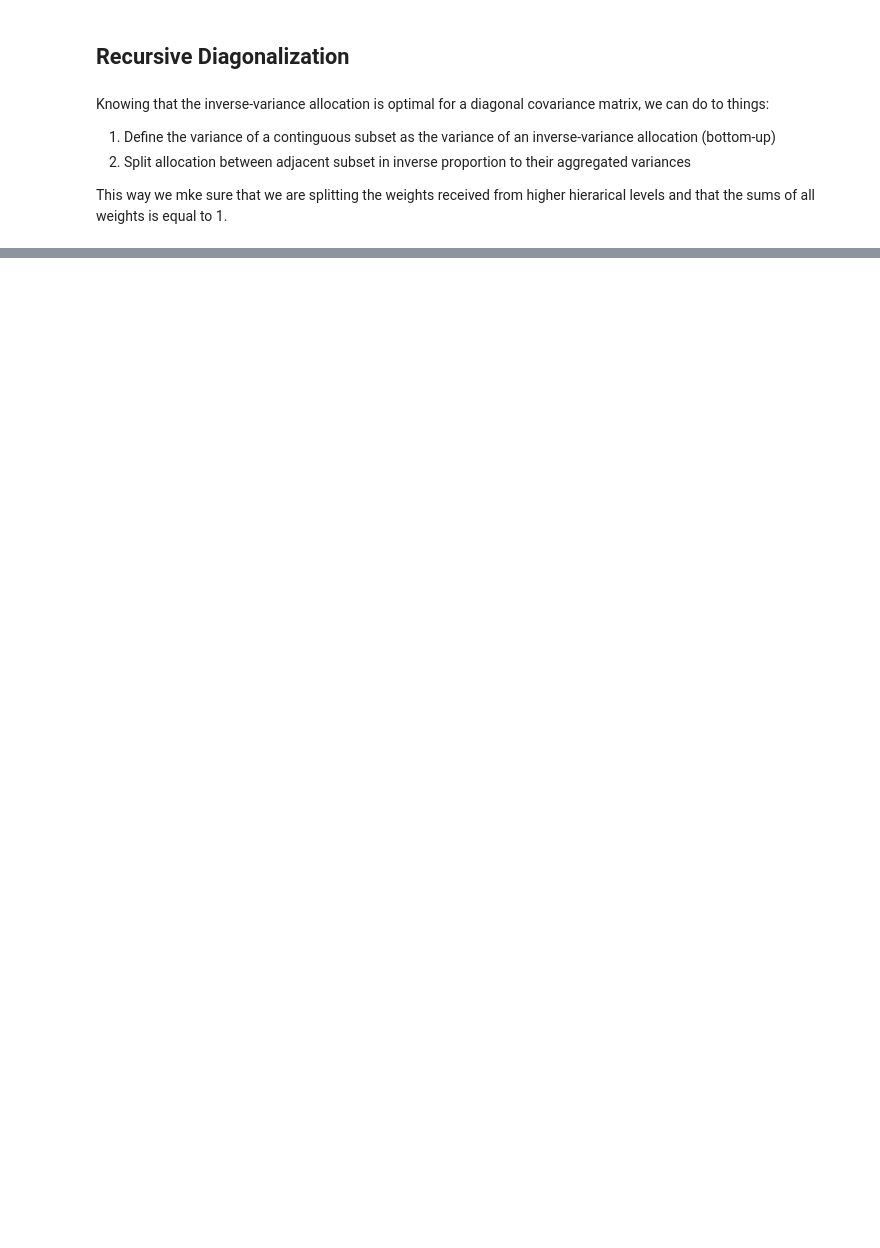
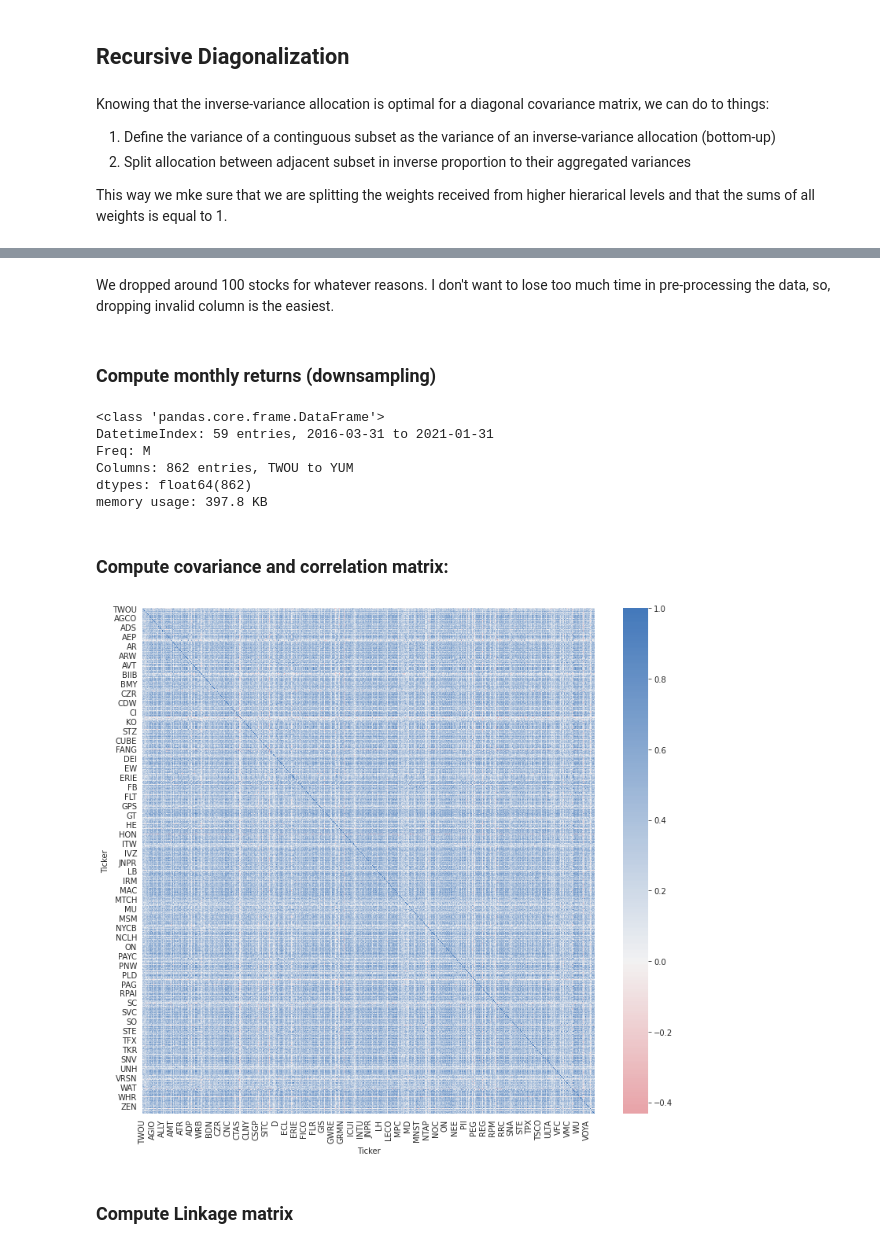
Before and after one commit to BenjaminScialom/Quantitative-Finance---ML-in-finance, a Jupyter notebook: HRP.ipynb, the cells around one changed output, grey strips where cells are left out. Cells and saved outputs as stored; diff of their text form; code cells hidden in the pictures; blank space fills up the shorter version.

```diff
--- a/HRP.ipynb
+++ b/HRP.ipynb
@@ -316,0 +380,2 @@ plt.tight_layout();
+# %%
+prices = adj_close_2[1:]
@@ -316,0 +395,4 @@ plt.tight_layout();
+# %%
+# drop column where there are nans.
+# for instance, nans might occurs if the compagny wasn't traded in the last 5 years
+prices = prices.dropna(axis='columns')
@@ -316,0 +403,30 @@ plt.tight_layout();
+# %% [markdown]
+We dropped around 100 stocks for whatever reasons. I don't want to lose too much time in pre-processing the data, so, dropping invalid column is the easiest.
+# %% [markdown]
+### Compute monthly returns (downsampling)
+# %%
+monthly_returns_2 = prices.resample('M').last().pct_change().dropna(how='all')
+monthly_returns_2 = monthly_returns_2.dropna(axis=1)
+monthly_returns_2.columns.names = ['Ticker']
+monthly_returns_2.info()
+# %% [output]
+<class 'pandas.core.frame.DataFrame'>
+DatetimeIndex: 59 entries, 2016-03-31 to 2021-01-31
+Freq: M
+Columns: 862 entries, TWOU to YUM
+dtypes: float64(862)
+memory usage: 397.8 KB
+# %% [markdown]
+### Compute covariance and correlation matrix:
+# %%
+cov_2 = monthly_returns_2.cov()
+corr_2 = monthly_returns_2.corr()
+# %%
+cmap = sns.diverging_palette(10, 250, as_cmap=True)
+fig, ax = plt.subplots(figsize=(11,10))
+sns.heatmap(corr_2, center = 0, cmap = cmap, ax=ax)
+fig.tight_layout()
+# %% [output]
+[figure, added]
+# %% [markdown]
+### Compute Linkage matrix
```
Also changed, not shown: parts of 39 cells of this notebook.
